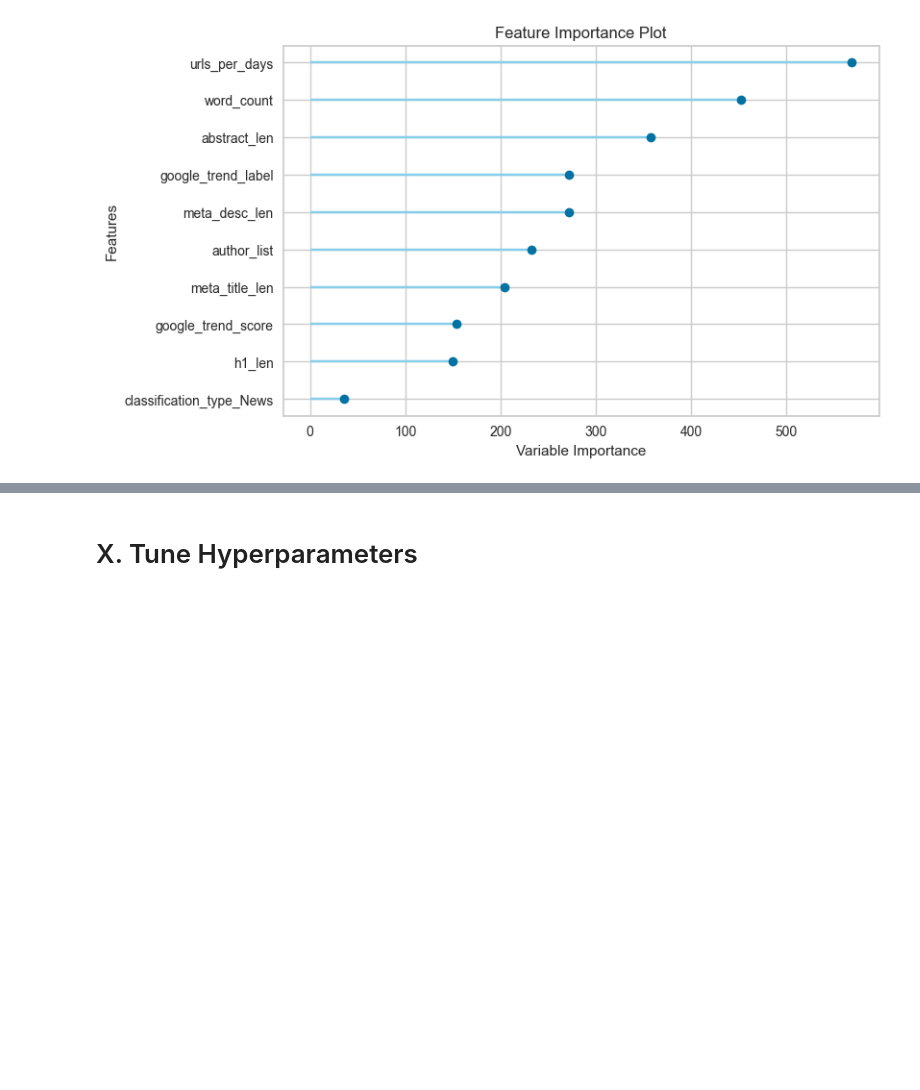
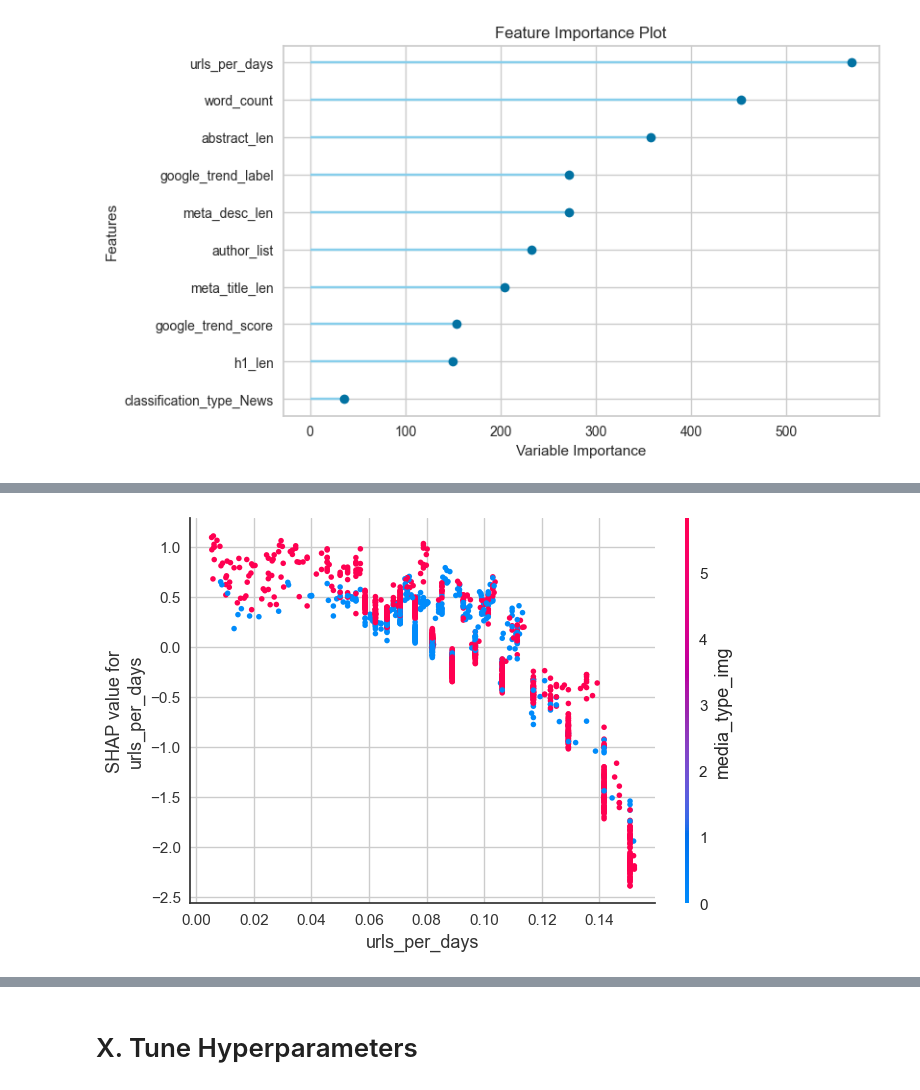
Before and after one commit to RenzoTorrecuso/d-drivers, a Jupyter notebook: notebooks/model_pycaret_3.ipynb, the cells around one changed output, grey strips where cells are left out. Drawn from its saved outputs; the diff is of its cells as text; code cells hidden in the pictures; blank space fills up the shorter version.

```diff
--- a/notebooks/model_pycaret_3.ipynb
+++ b/notebooks/model_pycaret_3.ipynb
@@ -91,3 +109,7 @@ pyreg.plot_model(best, plot = 'feature')
+# %%
+pyreg.interpret_model(best, plot = 'correlation')
+# %% [output]
+[figure, added]
 # %%
 pyreg.save_experiment('../models/bl_experiment_ext_imp_trans.pkl')
 # %%
```
Also changed, not shown: parts of 9 cells of this notebook, 1 other file.
